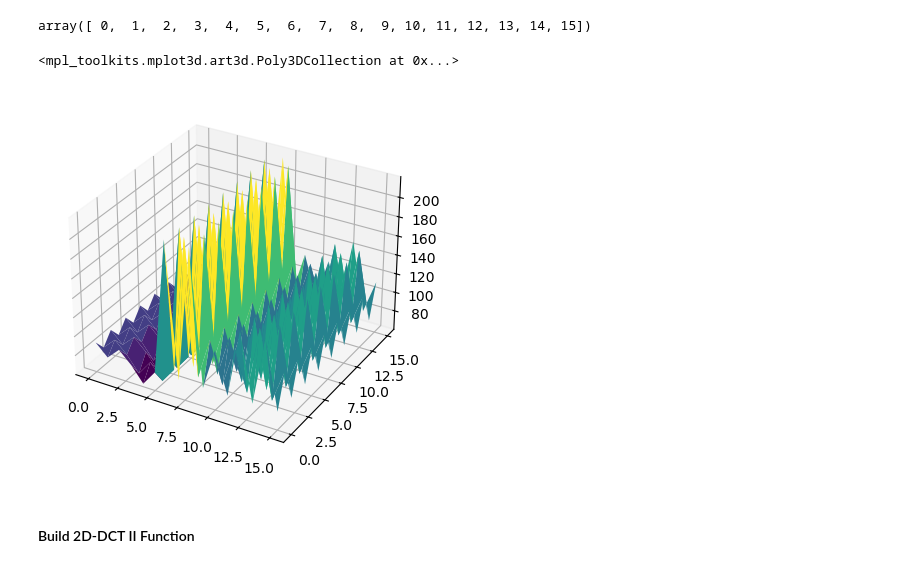
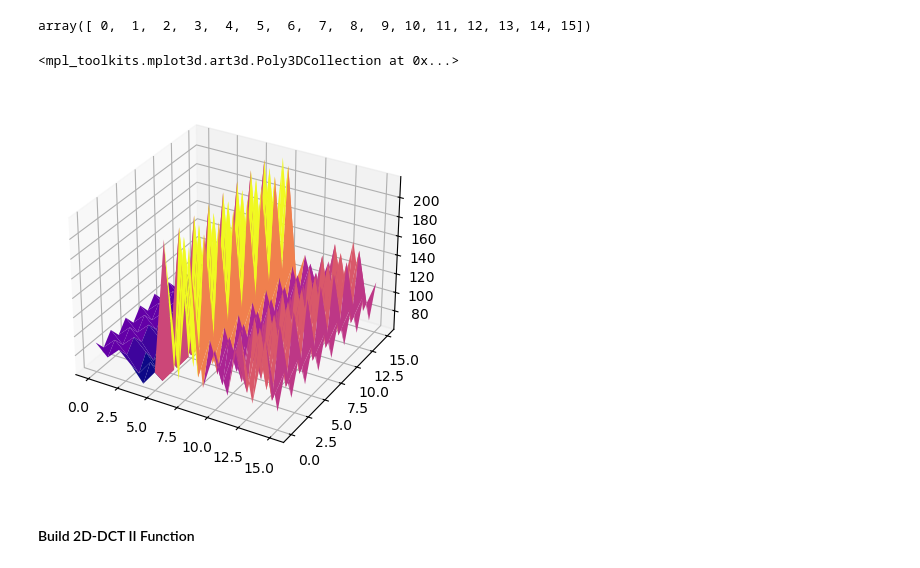
Before and after one commit to ratikaewkam/DCT, a Jupyter notebook: Lab/DCTlab.ipynb, the cells around one changed output. Saved outputs shown, nothing was run; the diff lists cells and outputs as text; code cells hidden in the pictures.

```diff
--- a/Lab/DCTlab.ipynb
+++ b/Lab/DCTlab.ipynb
@@ -164,11 +164,11 @@ array([ 0,  1,  2,  3,  4,  5,  6,  7,  8,  9, 10, 11, 12, 13, 14, 15])
 # %%
 X, Y = np.meshgrid(index_dim, index_dim)
 Z = gArr
 ax = plt.subplot(projection='3d', computed_zorder=False)
-ax.plot_surface(X, Y, Z, cmap='viridis', zorder=0)
+ax.plot_surface(X, Y, Z, cmap='plasma', zorder=0)
 # %% [output]
 <mpl_toolkits.mplot3d.art3d.Poly3DCollection at 0x...>
-[figure, old version]
+[figure, new version]
 # %% [markdown]
 #### Build 2D-DCT II Function
 # %%
```
Also changed, not shown: parts of 15 cells of this notebook.
